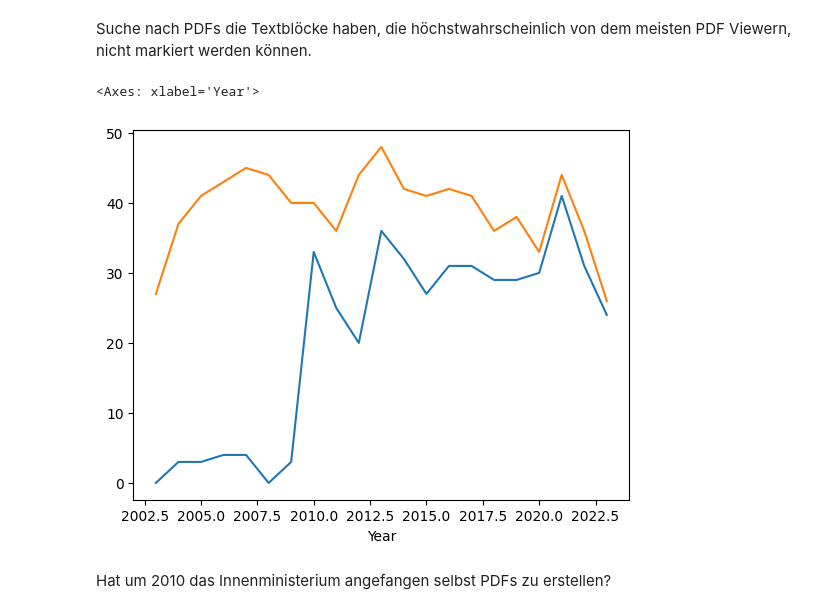
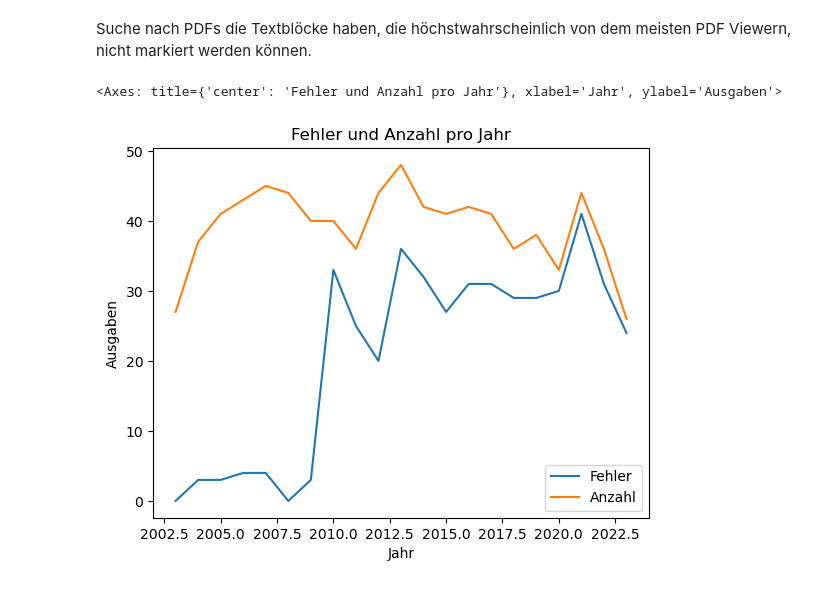
Before and after one commit to JimmyKnox2058/gem_minis_blatt, a Jupyter notebook: compare_pdf.ipynb, the cells around one changed output. Cells and saved outputs as stored; diff of their text form; code cells hidden in the pictures.

```diff
--- a/compare_pdf.ipynb
+++ b/compare_pdf.ipynb
@@ -244,10 +248,8 @@ big_error = df[["error_len", "PDF_compare5"]][(df["error_len"] > 7)
                                             & (df["Year"] > 2002)]
 # %%
 df["plotme"] = (df["error_len"] > 7) & (df["error_ele_len_max"] > 40) & (df["error_ele_len_mean"] > 19) & (df["Year"] > 2002)
-df[df["Year"] > 2002].groupby("Year")["plotme"].sum().plot(ylabel= "Issues", legend= "True", title= "Fehler und Gesammt pro Jahr")
-df[df["Year"] > 2002].groupby("Year")["plotme"].count().plot()
+df[df["Year"] > 2002].groupby("Year")["plotme"].sum().plot(ylabel= "Ausgaben", xlabel="Jahr", legend= "True", title= "Fehler und Anzahl pro Jahr", label="Fehler")
+df[df["Year"] > 2002].groupby("Year")["plotme"].count().plot(label="Anzahl", xlabel="Jahr", legend= "True")
 # %% [output]
-<Axes: xlabel='Year'>
+<Axes: title={'center': 'Fehler und Anzahl pro Jahr'}, xlabel='Jahr', ylabel='Ausgaben'>
-[figure, old version]
+[figure, new version]
-# %% [markdown]
-Hat um 2010 das Innenministerium angefangen selbst PDFs zu erstellen?
```
Also changed, not shown: parts of 3 cells of this notebook.
